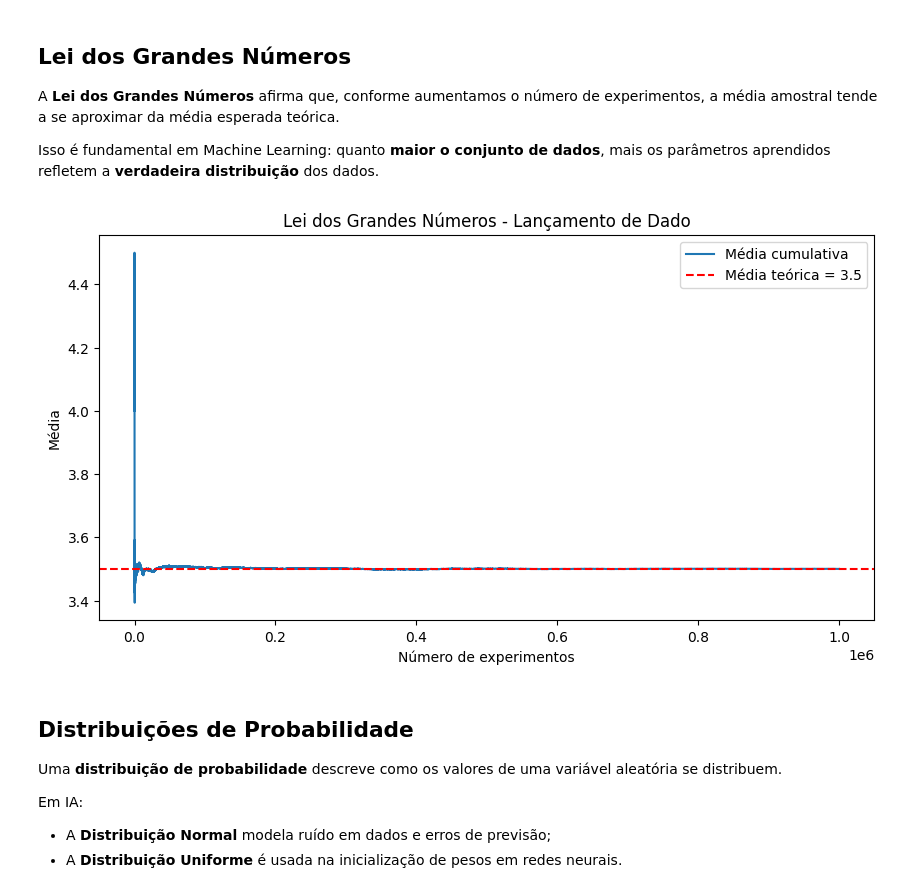
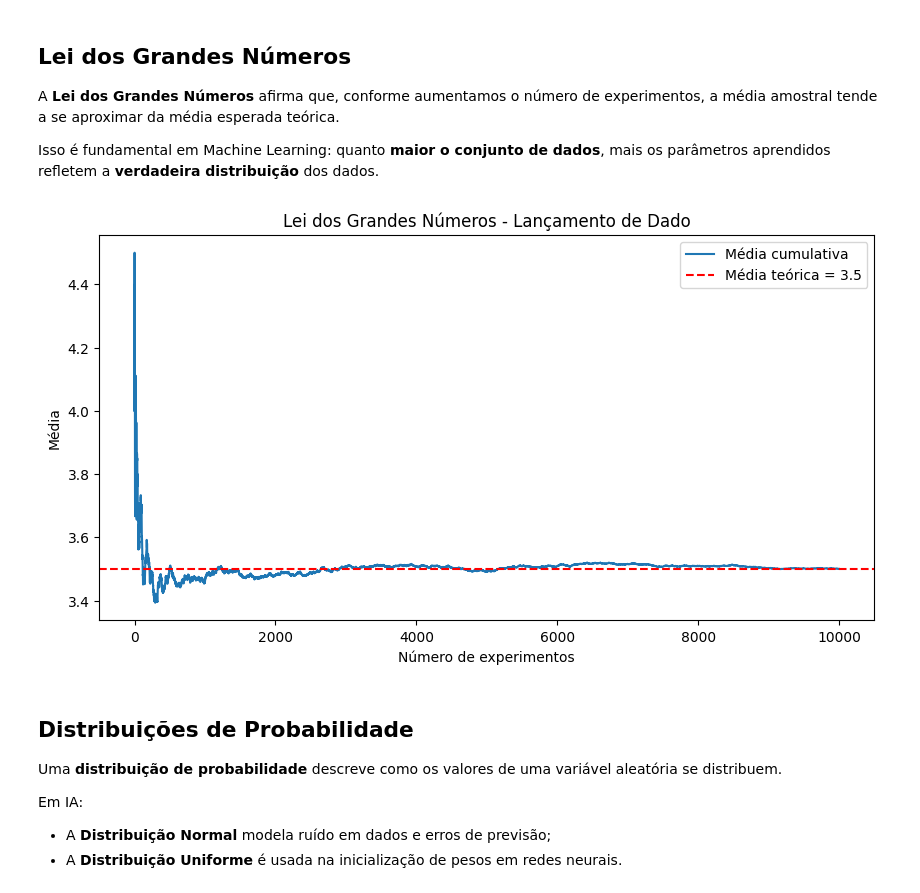
Before and after one commit to mauricionoris/fm, a Jupyter notebook: Probabilidade.ipynb, the cells around one changed output. Saved outputs shown, nothing was run; the diff lists cells and outputs as text; code cells hidden in the pictures.

```diff
--- a/Probabilidade.ipynb
+++ b/Probabilidade.ipynb
@@ -59,20 +59,20 @@ quanto **maior o conjunto de dados**, mais os parâmetros aprendidos refletem a
 # %%
 # Simulação: jogando um dado
 np.random.seed(42)
-n_experimentos = 1000000
+n_experimentos = 10000
 resultados = np.random.randint(1, 7, n_experimentos)
 media_cumulativa = np.cumsum(resultados) / np.arange(1, n_experimentos+1)
 
 plt.figure(figsize=(10,5))
 plt.plot(media_cumulativa, label="Média cumulativa")
 plt.axhline(3.5, color="red", linestyle="--", label="Média teórica = 3.5")
 plt.title("Lei dos Grandes Números - Lançamento de Dado")
 plt.xlabel("Número de experimentos")
 plt.ylabel("Média")
 plt.legend()
 plt.show()
 # %% [output]
-[figure, old version]
+[figure, new version]
 # %% [markdown]
 ## Distribuições de Probabilidade
 
```
Also changed, not shown: parts of 4 cells of this notebook.
